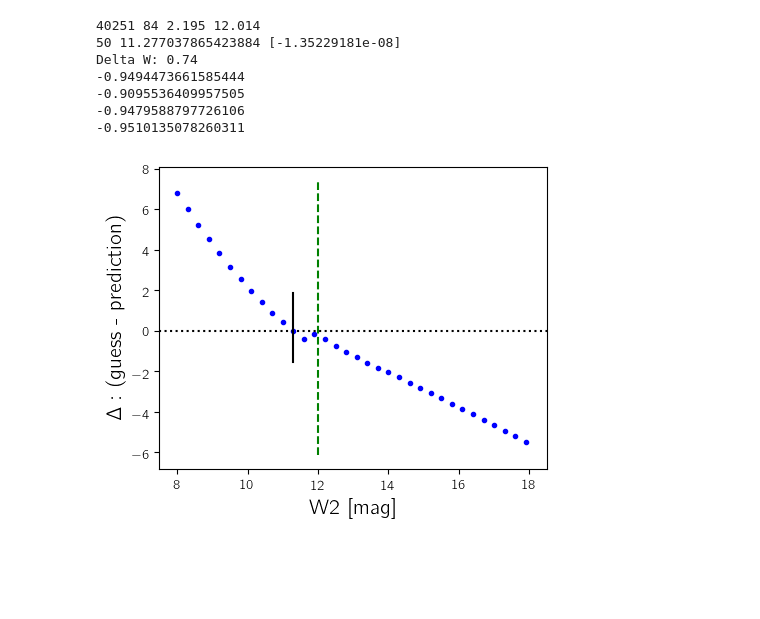
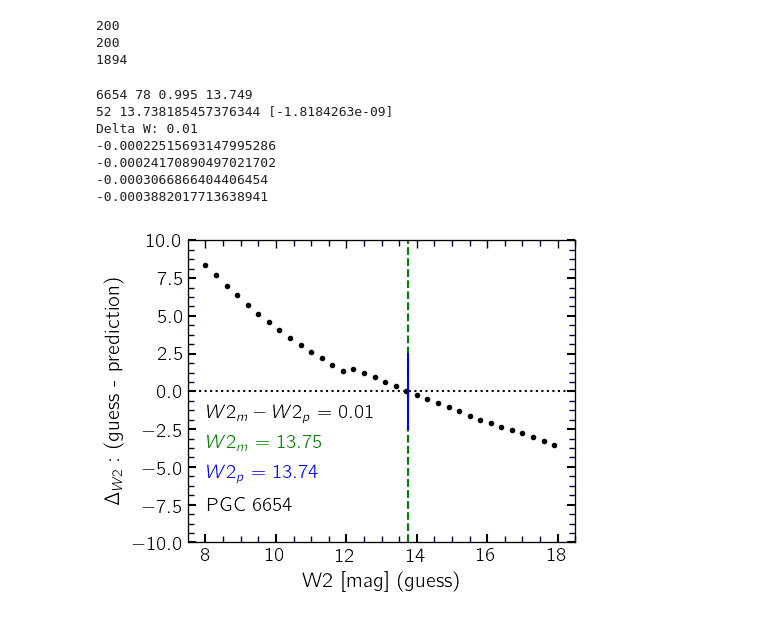
Before and after one commit to ekourkchi/reddening, a Jupyter notebook: playing_with_Random_Forest.ipynb, the cells around one changed output. Drawn from its saved outputs; the diff is of its cells as text; code cells hidden in the pictures; blank space fills up the shorter version.

Commit message:
minor on W2 prediction

```diff
--- a/playing_with_Random_Forest.ipynb
+++ b/playing_with_Random_Forest.ipynb
@@ -139,16 +139,16 @@ table = np.genfromtxt(inFile , delimiter=',', filling_values=-1, names=True, dty
 ## Seed_test: Random seed number to choose the test sample (i.e. fixed=0)
 ## Seed_cross: Random seed number to choose the cross validation sample
 ##                     (can be changed to see the algorithm performance)
-table_tst, table_cvl, table_trn = prepareSamples(table, Seed_cross=300)
+table_tst, table_cvl, table_trn = prepareSamples(table, Seed_cross=200, N_cross=200)
 
 
 ################################ Feature selection, regression parameters
-features = ['g_r', 'r_i', 'i_z', 'c21w', 'mu50', 'logWimx']
-output   = 'r_w2'
+features = ['g_r', 'r_i', 'i_z', 'pc0']
+output   = 'i_w2'
 max_depth=2000
 n_estimators=2000
 max_features=len(features)
-min_samples_leaf=10
+min_samples_leaf=15
 bootstrap=True
 ################################ Regression (Random Forest)
 regr, x_trn, y_trn, p_y_trn, x_cvl, y_cvl, p_y_cvl, x_tst, y_tst, p_y_tst = esn_RForest( \
@@ -163,7 +163,7 @@ for j in range(len(features)):
     else: print features[j], '-->  '+'%.2f'%(importances[j]*100)+'%'
 
 ################################ Plotting
-text     = 'r-W2'
+text     = 'i-W2'
 text_unit = 'mag'
 x0 = np.min(table_tst[output])
 x1 = np.max(table_tst[output])
@@ -185,53 +183,84 @@ logWimx -->  12.31%
+# %%
+print len(table_tst['pgc'])
+print len(table_cvl['pgc'])
+print len(table["Wba"])
+# %% [output]
+200
+200
+1894
 # %%
-j = 50
+j = 80
 PGC = table_tst['pgc'][j]
 W2  = table_tst['w2'][j]
 INC = table_tst["inc"][j]
 P0  = table_tst["pc0"][j]
-M21 = table["m21"][j]
-M0  = table["logWimx"][j]
-WBA = table["Wba"][j]
-R50 = table["R50_w2"][j]
+M21 = table_tst["m21"][j]
+M0  = table_tst["logWimx"][j]
+WBA = table_tst["Wba"][j]
+R50 = table_tst["R50_w2"][j]
 print PGC, INC, P0, W2
 def f(w2):
     return predictor(w2, table_tst, regr, features, output, index=j)
 ###############################################
 fig = py.figure(figsize=(5, 4), dpi=100)
 ax = fig.add_subplot(111)
 
 for w2 in np.arange(8,18,0.3):
     delta = f(w2)
-    ax.plot([w2], [delta], 'b.')
+    ax.plot([w2], [delta], 'k.')
 
-xlim = ax.get_xlim()
-ylim = ax.get_ylim()
+
 ax.plot([W2,W2], [ylim[0],ylim[1]], 'g--')
 ax.plot([7.5,18.5], [0,0], 'k:')
 ax.set_xlim([7.5,18.5])
-ax.set_xlabel('W2 [mag]', fontsize=15)
-ax.set_ylabel(r'$\Delta:$'+' (guess - prediction)', fontsize=15)
+ax.set_ylim([-10,10])
+xlim = ax.get_xlim()
+ylim = ax.get_ylim()
+
+set_axes([ax], xlim, ylim)
+
+
+x0 = 0.95*xlim[0]+0.05*xlim[1]
+y0 = 0.9*ylim[0]+0.1*ylim[1]
+ax.text(x0,y0, 'PGC '+'%d'%PGC, fontsize=14, color='k')
+
+
+ax.set_xlabel('W2 [mag] (guess)', fontsize=15)
+ax.set_ylabel(r'$\Delta_{W2}:$'+' (guess - prediction)', fontsize=15)
 ###############################################
 
 out = solver(f, 8, 18, threshold=0.001)
 if out==None:
     print 'Not solvable ... !!!'
 else:
     w2p, N = out
     w2p=w2p[0]
+
+
+    x0 = 0.95*xlim[0]+0.05*xlim[1]
+    y0 = 0.6*ylim[0]+0.40*ylim[1]
+    ax.text(x0,y0, r'$W2_m-W2_p$'+' = '+'%.2f'%(W2-w2p), fontsize=14, color='k')
+    y0 = 0.7*ylim[0]+0.30*ylim[1]
+    ax.text(x0,y0, r'$W2_m$'+' = '+'%.2f'%(W2), fontsize=14, color='green')
+    y0 = 0.8*ylim[0]+0.20*ylim[1]
+    ax.text(x0,y0, r'$W2_p$'+' = '+'%.2f'%w2p, fontsize=14, color='blue')
+
+
+
     print N, w2p, f(w2p)
     print 'Delta W: '+'%.2f'%np.abs(w2p-W2)
     _, _, _, P0p = get_PC(w2p, M21, M0, WBA, R50)
     print redCorrect(INC, P0p, band1='g', band2='w2')-redCorrect(INC, P0, band1='g', band2='w2')
     print redCorrect(INC, P0p, band1='r', band2='w2')-redCorrect(INC, P0, band1='r', band2='w2')
     print redCorrect(INC, P0p, band1='i', band2='w2')-redCorrect(INC, P0, band1='i', band2='w2')
     print redCorrect(INC, P0p, band1='z', band2='w2')-redCorrect(INC, P0, band1='z', band2='w2')
-    ax.plot([w2p,w2p], [ylim[0]/4.,ylim[1]/4.], 'k-')
+    ax.plot([w2p,w2p], [ylim[0]/4.,ylim[1]/4.], 'b-')
 # %% [output]
-40251 84 2.195 12.014
-50 11.277037865423884 [-1.35229181e-08]
-Delta W: 0.74
--0.9494473661585444
--0.9095536409957505
--0.9479588797726106
--0.9510135078260311
+6654 78 0.995 13.749
+52 13.738185457376344 [-1.8184263e-09]
+Delta W: 0.01
+-0.00022515693147995286
+-0.00024170890497021702
+-0.0003066866404406454
+-0.0003882017713638941
-[figure, old version]
+[figure, new version]
```
Also changed, not shown: parts of 10 cells of this notebook, 4 other files.
